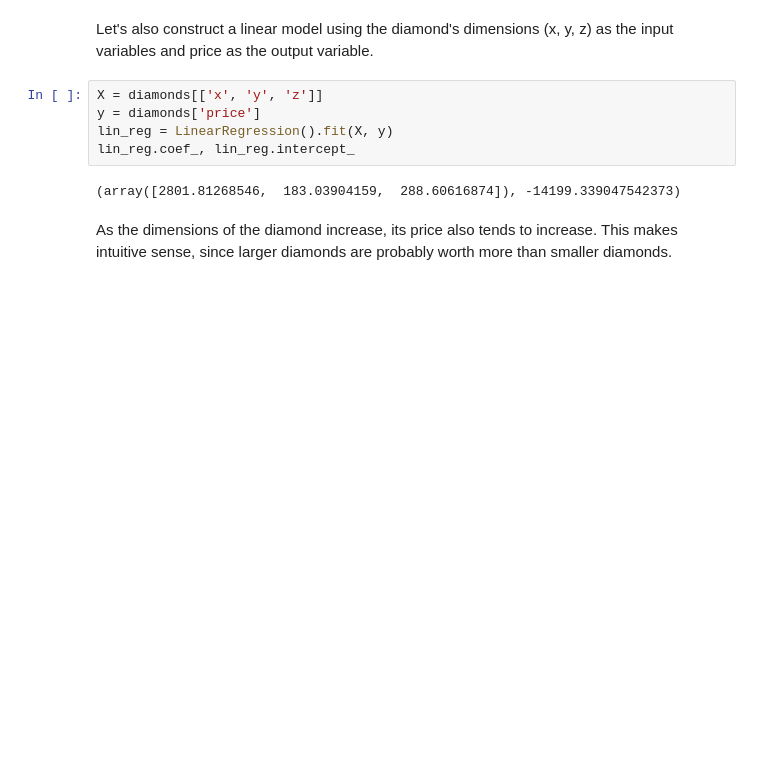
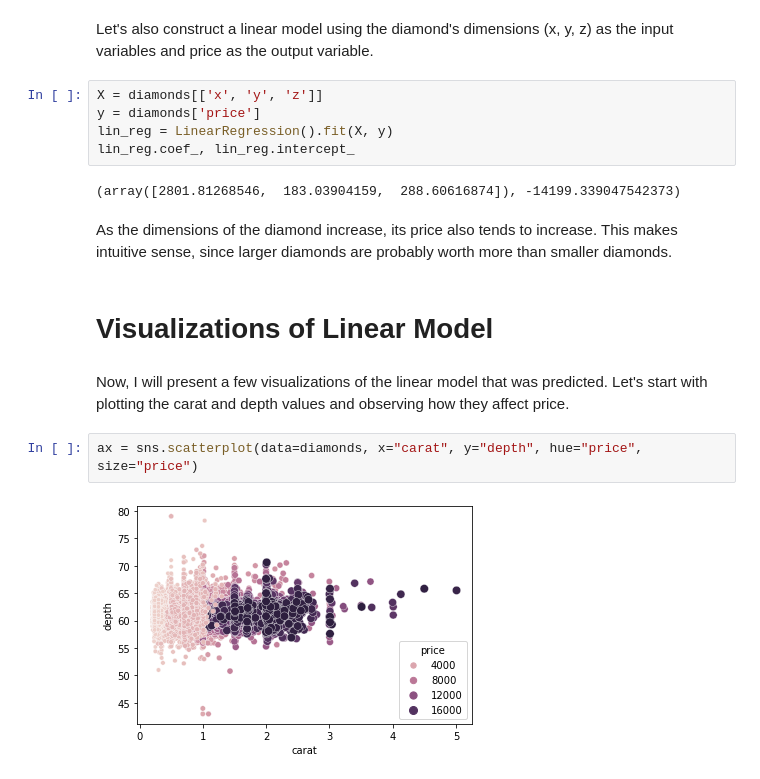
Before and after one commit to ahaldankar-vt/ahaldankar-vt.github.io, a Jupyter notebook: SampleBlog/posts/regression/index.ipynb, the cells around one changed output. Drawn from its saved outputs; the diff is of its cells as text; blank space fills up the shorter version.

```diff
--- a/SampleBlog/posts/regression/index.ipynb
+++ b/SampleBlog/posts/regression/index.ipynb
@@ -161,3 +161,11 @@ lin_reg.coef_, lin_reg.intercept_
 (array([2801.81268546,  183.03904159,  288.60616874]), -14199.339047542373)
 # %% [markdown]
 As the dimensions of the diamond increase, its price also tends to increase. This makes intuitive sense, since larger diamonds are probably worth more than smaller diamonds.
+# %% [markdown]
+# Visualizations of Linear Model
+# %% [markdown]
+Now, I will present a few visualizations of the linear model that was predicted. Let's start with plotting the carat and depth values and observing how they affect price.
+# %%
+ax = sns.scatterplot(data=diamonds, x="carat", y="depth", hue="price", size="price")
+# %% [output]
+[figure, added]
```
Also changed, not shown: parts of 13 cells of this notebook.
